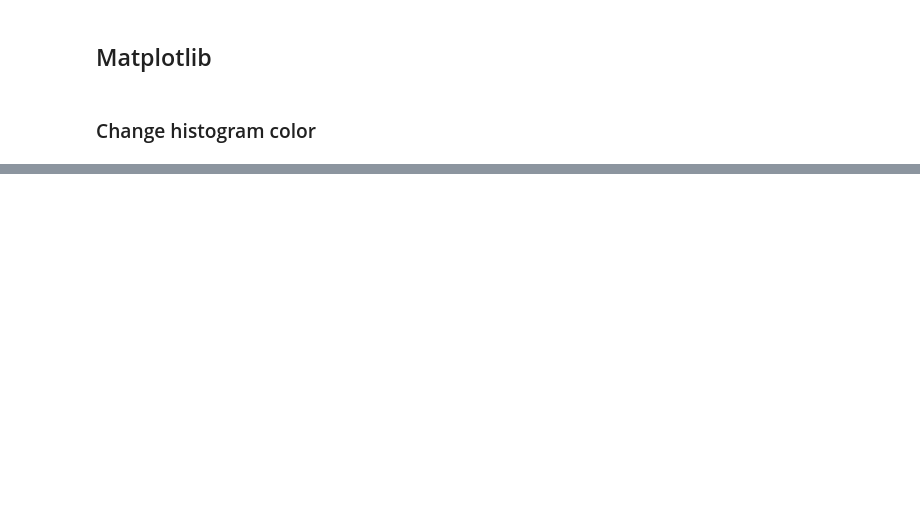
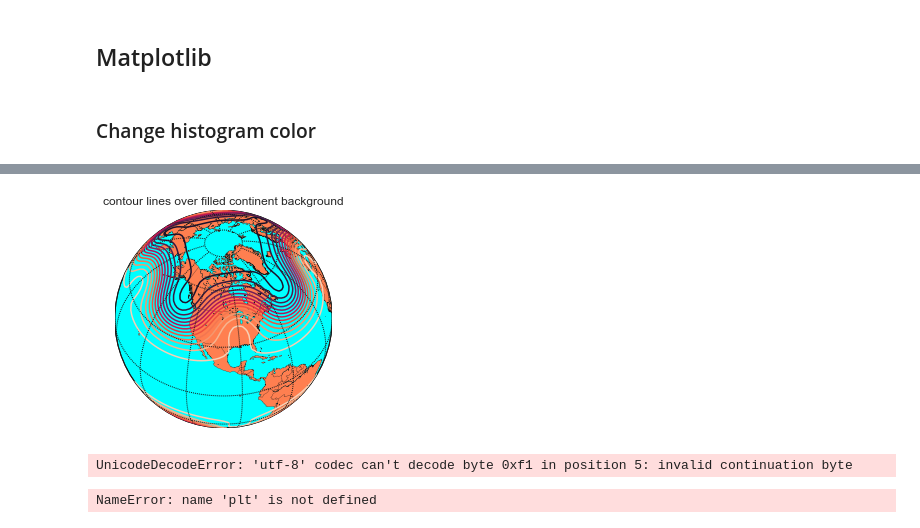
Before and after one commit to gigglypear/movebank_explore, a Jupyter notebook: code/Doodling.ipynb, the cells around one changed output, grey strips where cells are left out. Drawn from its saved outputs; the diff is of its cells as text; code cells hidden in the pictures; blank space fills up the shorter version.

Commit message:
some doodling around basemap

```diff
--- a/code/Doodling.ipynb
+++ b/code/Doodling.ipynb
@@ -114,0 +122,67 @@ fig
+# %%
+# set up orthographic map projection with
+# perspective of satellite looking down at 50N, 100W.
+# use low resolution coastlines.
+map = Basemap(projection='ortho',lat_0=45,lon_0=-100,resolution='l')
+# draw coastlines, country boundaries, fill continents.
+map.drawcoastlines(linewidth=0.25)
+map.drawcountries(linewidth=0.25)
+map.fillcontinents(color='coral',lake_color='aqua')
+# draw the edge of the map projection region (the projection limb)
+map.drawmapboundary(fill_color='aqua')
+# draw lat/lon grid lines every 30 degrees.
+map.drawmeridians(np.arange(0,360,30))
+map.drawparallels(np.arange(-90,90,30))
+# make up some data on a regular lat/lon grid.
+nlats = 73; nlons = 145; delta = 2.*np.pi/(nlons-1)
+lats = (0.5*np.pi-delta*np.indices((nlats,nlons))[0,:,:])
+lons = (delta*np.indices((nlats,nlons))[1,:,:])
+wave = 0.75*(np.sin(2.*lats)**8*np.cos(4.*lons))
+mean = 0.5*np.cos(2.*lats)*((np.sin(2.*lats))**2 + 2.)
+# compute native map projection coordinates of lat/lon grid.
+x, y = map(lons*180./np.pi, lats*180./np.pi)
+# contour data over the map.
+cs = map.contour(x,y,wave+mean,15,linewidths=1.5)
+plt.title('contour lines over filled continent background')
+plt.show()
+# %% [output]
+[figure, added]
+# %%
+cities = pd.read_csv('../data/list-cities-california-state-us-168j.csv')
+
+# Extract the data we're interested in
+lat = cities['latd'].values
+lon = cities['longd'].values
+population = cities['population_total'].values
+area = cities['area_total_km2'].values
+# %% [output]
+UnicodeDecodeError: 'utf-8' codec can't decode byte 0xf1 in position 5: invalid continuation byte
+# %%
+# 1. Draw the map background
+fig = plt.figure(figsize=(8, 8))
+m = Basemap(projection='lcc', resolution='h',
+            lat_0=37.5, lon_0=-119,
+            width=1E6, height=1.2E6)
+m.shadedrelief()
+m.drawcoastlines(color='gray')
+m.drawcountries(color='gray')
+m.drawstates(color='gray')
+
+# 2. scatter city data, with color reflecting population
+# and size reflecting area
+m.scatter(lon, lat, latlon=True,
+          c=np.log10(population), s=area,
+          cmap='Reds', alpha=0.5)
+
+# 3. create colorbar and legend
+plt.colorbar(label=r'$\log_{10}({\rm population})$')
+plt.clim(3, 7)
+
+# make legend with dummy points
+for a in [100, 300, 500]:
+    plt.scatter([], [], c='k', alpha=0.5, s=a,
+                label=str(a) + ' km$^2$')
+plt.legend(scatterpoints=1, frameon=False,
+           labelspacing=1, loc='lower left');
+# %% [output]
+NameError: name 'plt' is not defined
```
Also changed, not shown: parts of 9 cells of this notebook, 3 other files.
